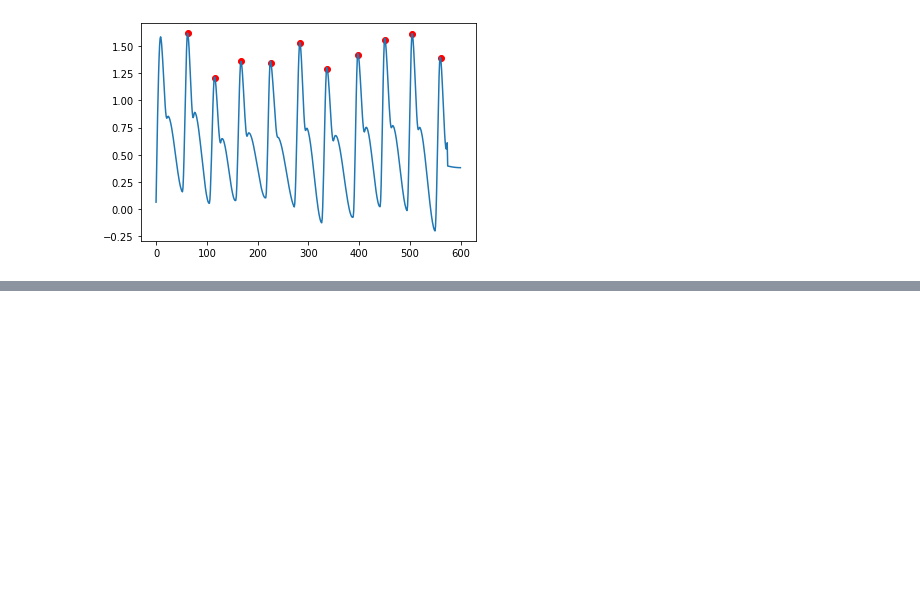
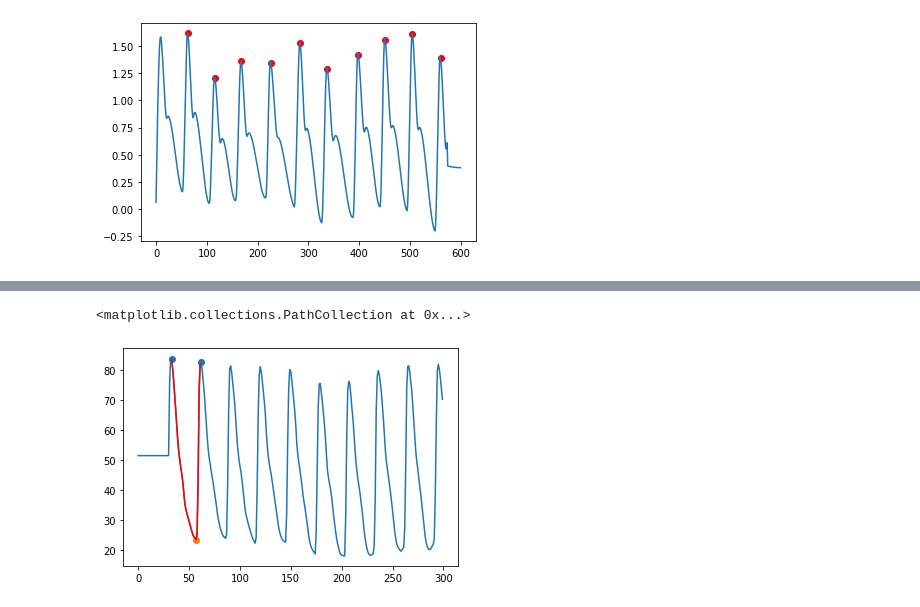
Before and after one commit to epsilon-deltta/spi2nrs, a Jupyter notebook: test.ipynb, the cells around one changed output, grey strips where cells are left out. Cells and saved outputs as stored; diff of their text form; code cells hidden in the pictures; blank space fills up the shorter version.

```diff
--- a/test.ipynb
+++ b/test.ipynb
@@ -559,0 +760,6 @@ plt.plot(ppg)
+# %%
+st = x[:300]
+# %%
+stpeaks = peaks[:10]
+# %%
+p0, p1 = stpeaks[0:2]
@@ -559,0 +770,9 @@ plt.plot(ppg)
+# %%
+plt.plot(st)
+plt.scatter([p0,p1],st[[p0,p1]])
+plt.plot(list(range(p0,p1)),x[p0:p1],c='r')
+min_idx = p0+np.argmin(x[p0:p1])
+plt.scatter([min_idx],st[[min_idx]])
+# %% [output]
+<matplotlib.collections.PathCollection at 0x...>
+[figure, added]
```
Also changed, not shown: parts of 22 cells of this notebook.
